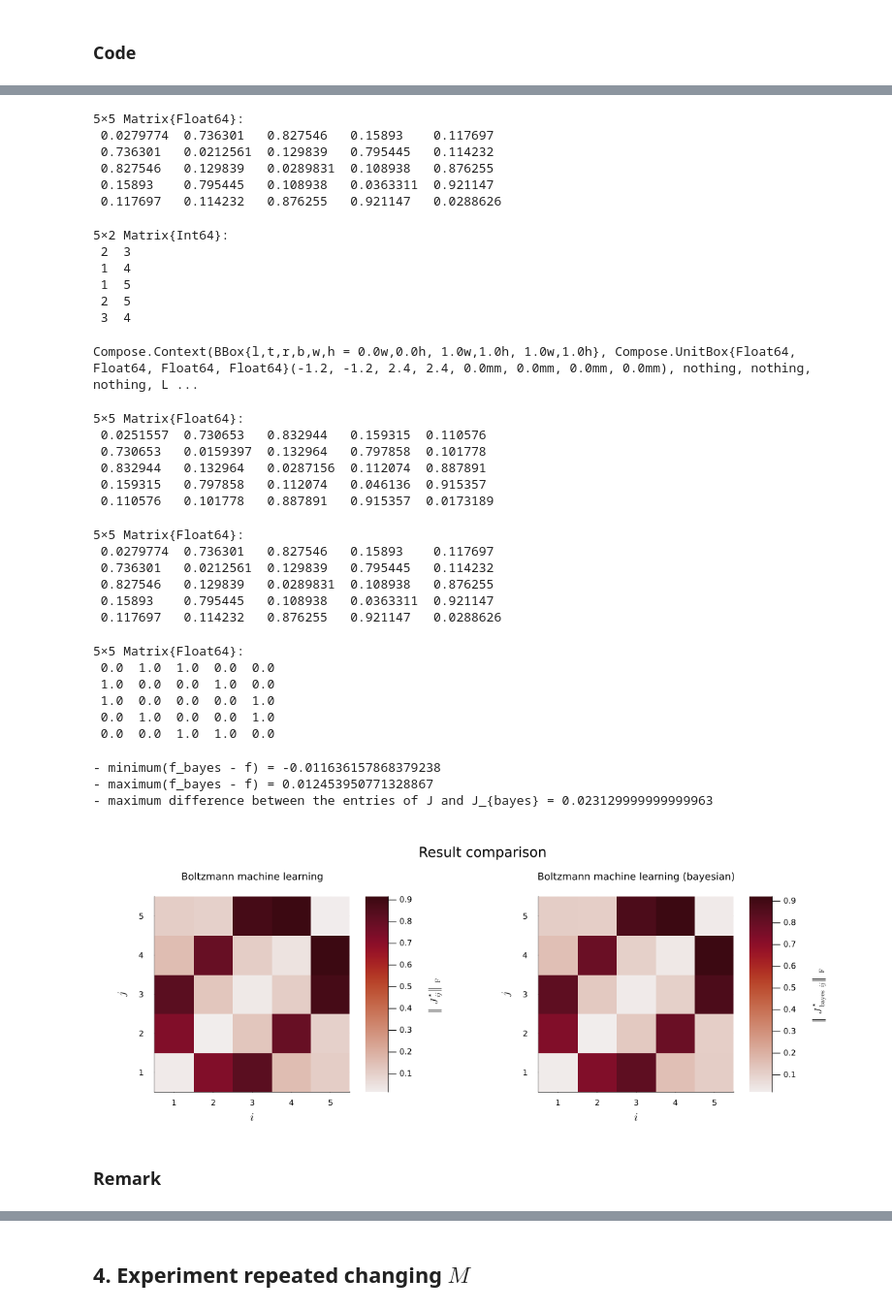
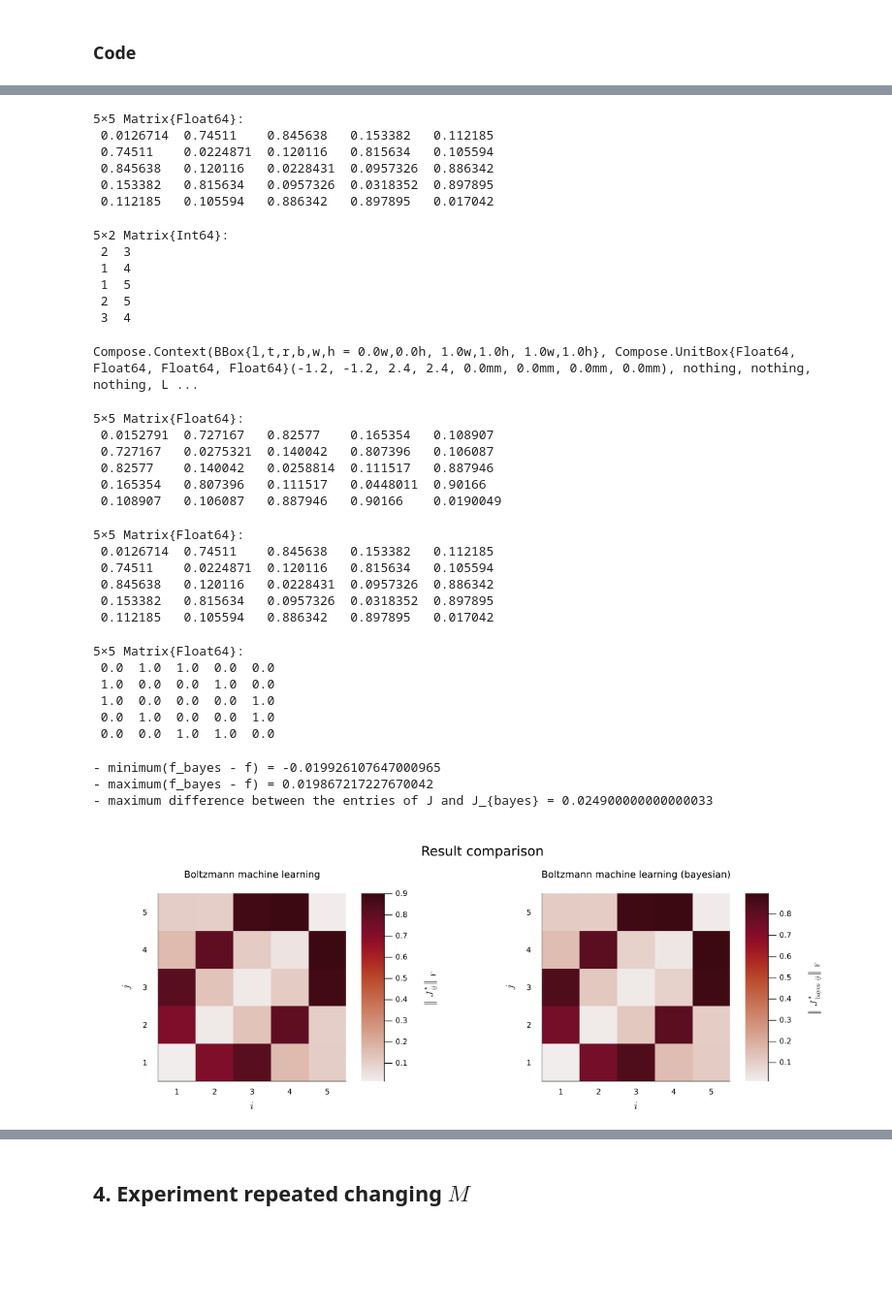
Before and after one commit to caporali/models_and_algorithms_project, a Jupyter notebook: project/main.ipynb, the cells around one changed output, grey strips where cells are left out. Shown at 97% size. Saved outputs shown, nothing was run; the diff lists cells and outputs as text; code cells hidden in the pictures; blank space fills up the shorter version.

```diff
--- a/project/main.ipynb
+++ b/project/main.ipynb
@@ -163,7 +163,7 @@ function metropolis_hastings_step(x::Vector{Int64}, J_struct::PottsParam)
 
 	# 1. draw uniformly an index and a new configuration
 	k = rand(1:n)
-	z = rand(1:(q - 1))
+	z = rand(1:q)
 
 	# 2. compute the acceptance ratio
 	a = 0
@@ -241,7 +241,7 @@ q = 4
 
 t_burnin = 500
 t_tot = 500
-t_wait = 10
+t_wait = 50
 t_max = 500;
 # %%
 # computation of δ_data given the observations x_data
@@ -572,11 +576,11 @@ nodefillc = [colorant"lightseagreen", colorant"red" , colorant"orange", colorant
 gplot(g_bayes, nodefillc = nodefillc, layout = circular_layout, nodelabel = nodelabel, nodelabelangleoffset = π/4)
 # %% [output]
 5×5 Matrix{Float64}:
- 0.0279774  0.736301   0.827546   0.15893    0.117697
- 0.736301   0.0212561  0.129839   0.795445   0.114232
- 0.827546   0.129839   0.0289831  0.108938   0.876255
- 0.15893    0.795445   0.108938   0.0363311  0.921147
- 0.117697   0.114232   0.876255   0.921147   0.0288626
+ 0.0126714  0.74511    0.845638   0.153382   0.112185
+ 0.74511    0.0224871  0.120116   0.815634   0.105594
+ 0.845638   0.120116   0.0228431  0.0957326  0.886342
+ 0.153382   0.815634   0.0957326  0.0318352  0.897895
+ 0.112185   0.105594   0.886342   0.897895   0.017042
 5×2 Matrix{Int64}:
  2  3
  1  4
@@ -587,45 +591,42 @@ Compose.Context(BBox{l,t,r,b,w,h = 0.0w,0.0h, 1.0w,1.0h, 1.0w,1.0h}, Compose.Uni
 # %%
 # comparison J, J_bayes
 display(f)
 display(f_bayes)
 display(f_gt)
 
 print("- minimum(f_bayes - f) = " , minimum(f_bayes - f), "\n- maximum(f_bayes - f) = ", maximum(f_bayes - f), "\n")
 J_diff = PottsParam(n, q)
 J_diff.main .= J_bayes.main - J.main
 print("- maximum difference between the entries of J and J_{bayes} = ", maxabs_parameter(J_diff))
 
 plot_f = heatmap(f, xlabel = L"i", ylabel = L"j", title = "Boltzmann machine learning",
 	titlefontsize = 10, colorbar_title = L"\left\Vert J^{\star}_{ij} \right\Vert_{\operatorname{F}}",
 	aspect_ratio = 1, xlim = (0.5, 5.5), c = :amp)
 plot_f_bayes = heatmap(f_bayes, xlabel = L"i", ylabel = L"j", title = "Boltzmann machine learning (bayesian)",
 	titlefontsize = 10, colorbar_title = L"\left\Vert J_{\operatorname{bayes}}^{\star}_{ij} \right\Vert_{\operatorname{F}}",
 	aspect_ratio = 1, xlim = (0.5, 5.5), c = :amp)
 plot(plot_f, plot_f_bayes, layout = @layout([B C]), legend = false, plot_title = "\nResult comparison",
-	plot_titlefontsize = 14, plot_titlevspan = 0.15, size = (1150, 450), margin = 5Plots.mm)
+	plot_titlefontsize = 14, plot_titlevspan = 0.15, size = (1200, 450), margin = 5Plots.mm)
 # %% [output]
 5×5 Matrix{Float64}:
- 0.0251557  0.730653   0.832944   0.159315  0.110576
- 0.730653   0.0159397  0.132964   0.797858  0.101778
- 0.832944   0.132964   0.0287156  0.112074  0.887891
- 0.159315   0.797858   0.112074   0.046136  0.915357
- 0.110576   0.101778   0.887891   0.915357  0.0173189
+ 0.0152791  0.727167   0.82577    0.165354   0.108907
+ 0.727167   0.0275321  0.140042   0.807396   0.106087
+ 0.82577    0.140042   0.0258814  0.111517   0.887946
+ 0.165354   0.807396   0.111517   0.0448011  0.90166
+ 0.108907   0.106087   0.887946   0.90166    0.0190049
 5×5 Matrix{Float64}:
- 0.0279774  0.736301   0.827546   0.15893    0.117697
- 0.736301   0.0212561  0.129839   0.795445   0.114232
- 0.827546   0.129839   0.0289831  0.108938   0.876255
- 0.15893    0.795445   0.108938   0.0363311  0.921147
- 0.117697   0.114232   0.876255   0.921147   0.0288626
+ 0.0126714  0.74511    0.845638   0.153382   0.112185
+ 0.74511    0.0224871  0.120116   0.815634   0.105594
+ 0.845638   0.120116   0.0228431  0.0957326  0.886342
+ 0.153382   0.815634   0.0957326  0.0318352  0.897895
+ 0.112185   0.105594   0.886342   0.897895   0.017042
 5×5 Matrix{Float64}:
  0.0  1.0  1.0  0.0  0.0
  1.0  0.0  0.0  1.0  0.0
  1.0  0.0  0.0  0.0  1.0
  0.0  1.0  0.0  0.0  1.0
  0.0  0.0  1.0  1.0  0.0
-- minimum(f_bayes - f) = -0.011636157868379238
-- maximum(f_bayes - f) = 0.012453950771328867
-- maximum difference between the entries of J and J_{bayes} = 0.023129999999999963
+- minimum(f_bayes - f) = -0.019926107647000965
+- maximum(f_bayes - f) = 0.019867217227670042
+- maximum difference between the entries of J and J_{bayes} = 0.024900000000000033
-[figure, old version]
+[figure, new version]
-# %% [markdown]
-### Remark
-<!-- todo: commento -->
```
Also changed, not shown: parts of 12 cells of this notebook.
